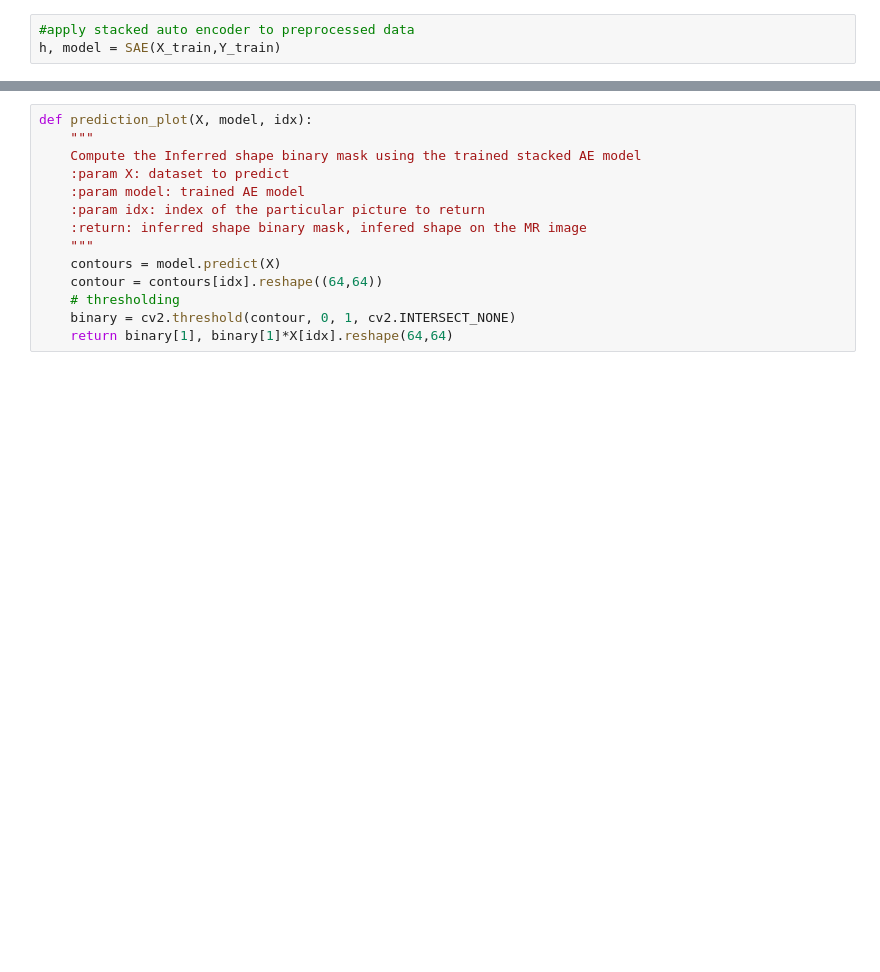
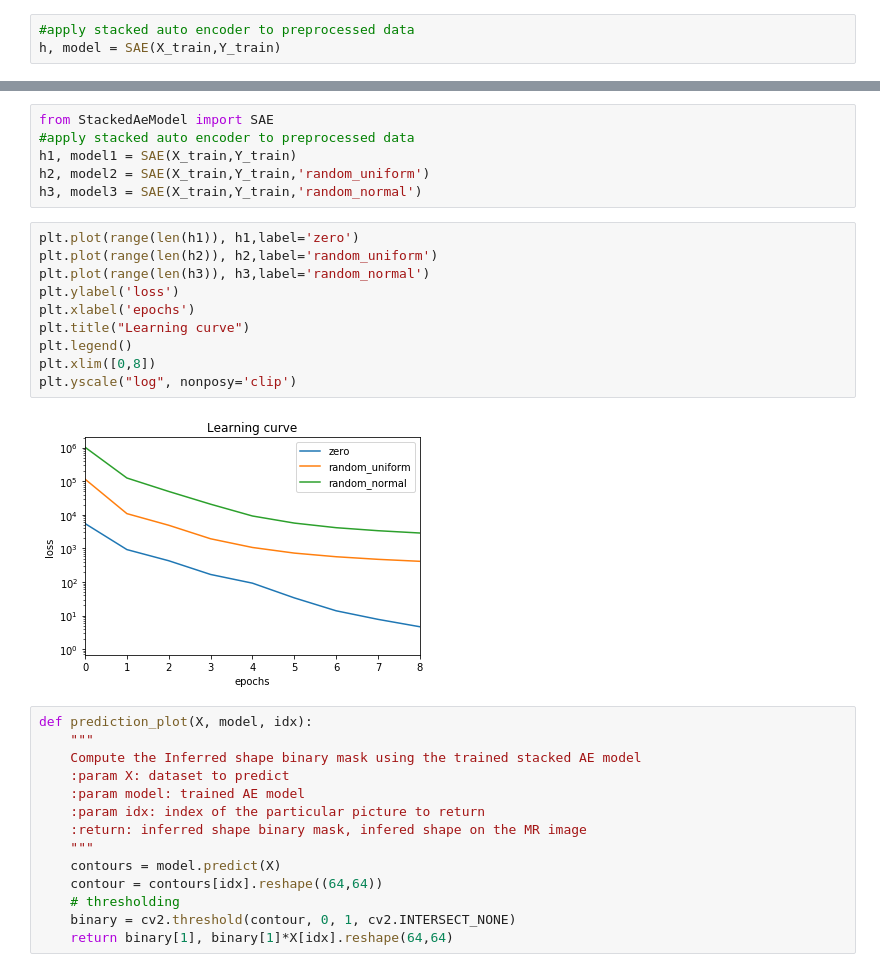
Before and after one commit to qqu0127/LV-segmentation, a Jupyter notebook: StackedAE.ipynb, the cells around one changed output, grey strips where cells are left out. Drawn from its saved outputs; the diff is of its cells as text; blank space fills up the shorter version.

```diff
--- a/StackedAE.ipynb
+++ b/StackedAE.ipynb
@@ -118,3 +128,21 @@ Text(0.5,0,u'epochs')
+# %%
+from StackedAeModel import SAE
+#apply stacked auto encoder to preprocessed data
+h1, model1 = SAE(X_train,Y_train)
+h2, model2 = SAE(X_train,Y_train,'random_uniform')
+h3, model3 = SAE(X_train,Y_train,'random_normal')
+# %%
+plt.plot(range(len(h1)), h1,label='zero')
+plt.plot(range(len(h2)), h2,label='random_uniform')
+plt.plot(range(len(h3)), h3,label='random_normal')
+plt.ylabel('loss')
+plt.xlabel('epochs')
+plt.title("Learning curve")
+plt.legend()
+plt.xlim([0,8])
+plt.yscale("log", nonposy='clip')
+# %% [output]
+[figure, added]
 # %%
 def prediction_plot(X, model, idx):
     """
```
Also changed, not shown: parts of 13 cells of this notebook, 1 other file.
